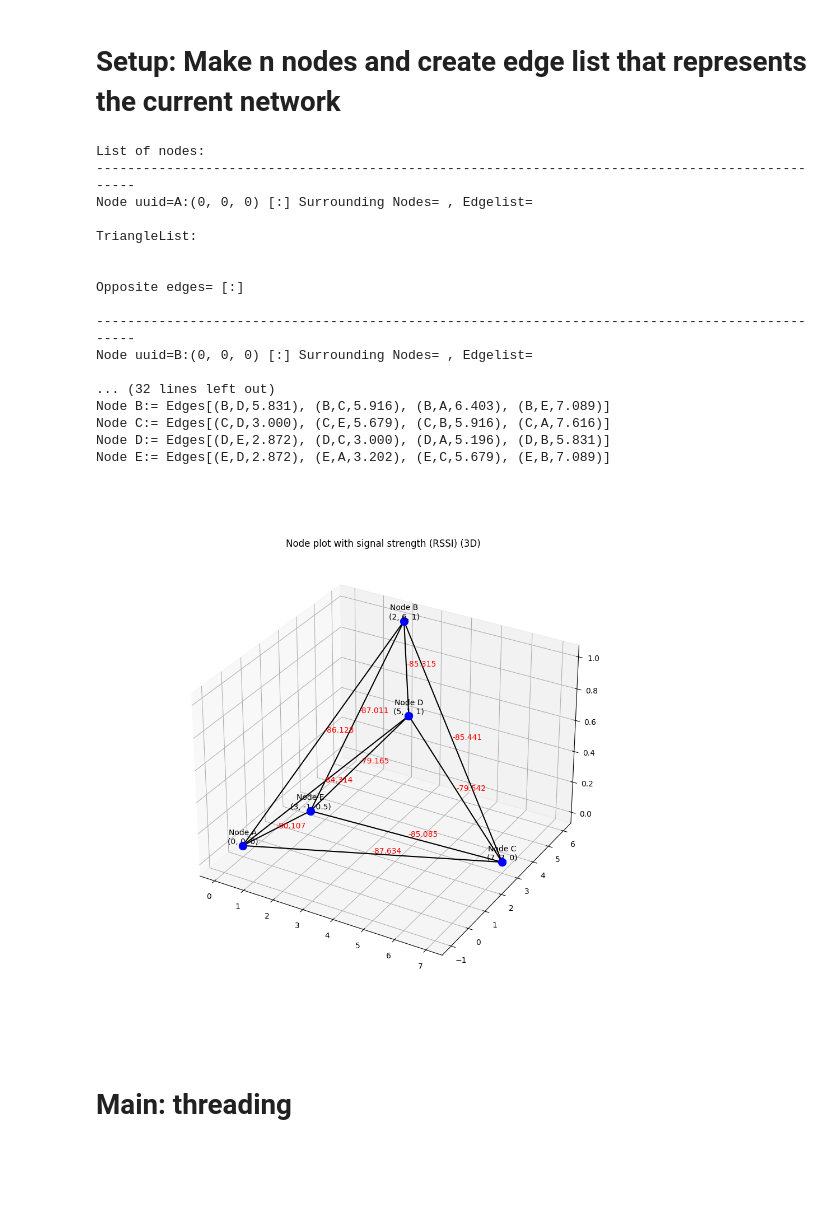
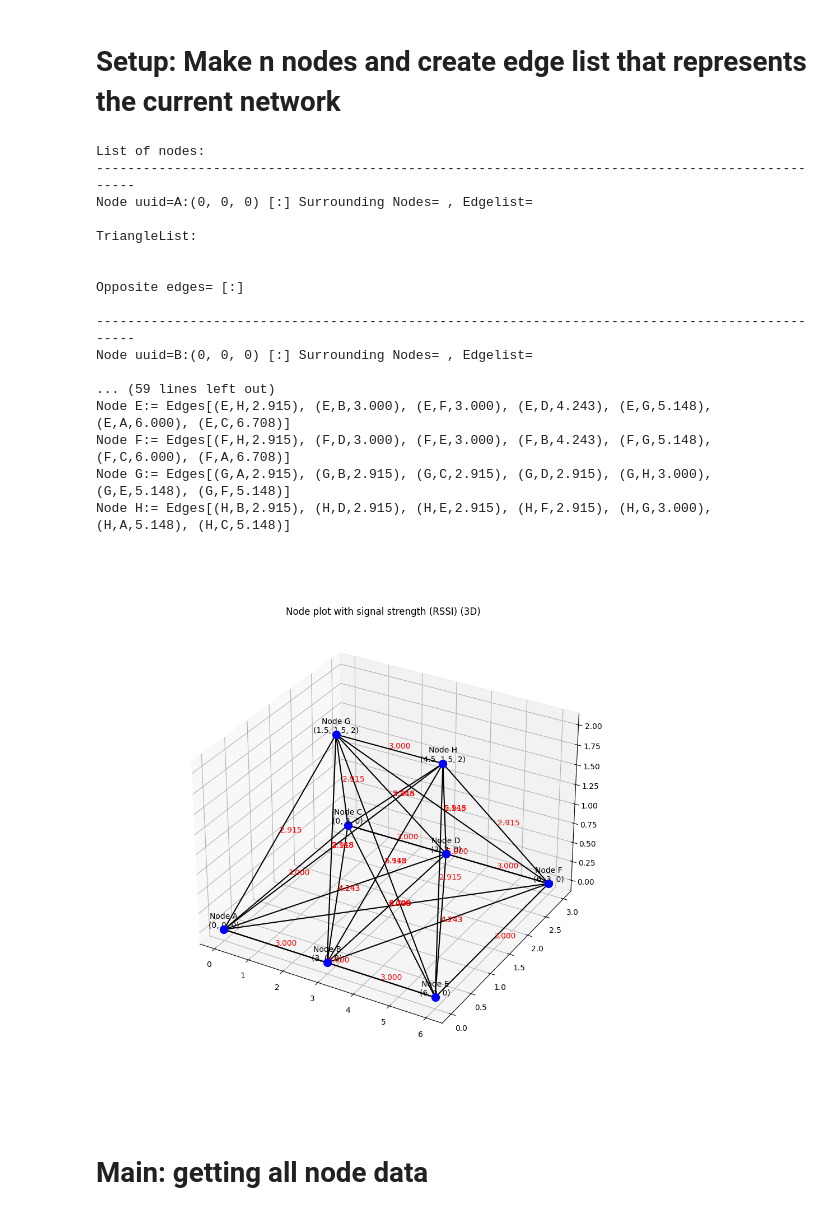
Before and after one commit to Chielvdiepen/FederatedSpatialModelling, a Jupyter notebook: TriangleAlgo-parallelism.ipynb, the cells around one changed output. Drawn from its saved outputs; the diff is of its cells as text; code cells hidden in the pictures; blank space fills up the shorter version.

```diff
--- a/TriangleAlgo-parallelism.ipynb
+++ b/TriangleAlgo-parallelism.ipynb
@@ -94,14 +94,15 @@ def distance_to_rssi(nodeCoord1, nodeCoord2):
     distance = math.sqrt((c1x-c2x)**2 + (c1y-c2y)**2 + (c1z-c2z)**2)
     # noise = normalvariate(0, sqrt(20))
     noise = 0
-    rssi = -70 - 10 * 2.0 * log10(distance) + noise
-    # return distance
-    return rssi
+    # rssi = -70 - 10 * 2.0 * log10(distance) + noise
+    return distance
+    # return rssi
 
 
 # Convert RSSI into distance, for now a log function or later try neural net conversion
 def rssi_to_distance(rssi):
-    return (10**((-rssi-70)/(20)))
+    # return (10**((-rssi-70)/(20)))
+    return rssi
 # %%
 # Node class, which represents a individual Crownstone
 class Node:
@@ -521,49 +540,50 @@ def printNodes(node_List):
     print()
 # %%
 nodeList = []
-RefNodeCoords = [(0,0,0),(2,6,1),(7,3,0),(5,1,1),(3,-1,0.5)]
+RefNodeCoords = [(0,0,0),(3,0,0),(0,3,0),(3,3,0),(6,0,0),(6,3,0),(1.5,1.5,2),(4.5,1.5,2)]
+# RefNodeCoords = [(0,0,0),(4,0,0),(3.5,2,2),(1.5,3,1)]
 
 names = list(map(chr,range(ord('A'),ord('Z')+1)))
 
-for i in range(num_nodes):
+for i in range(len(RefNodeCoords)):
     nodeList.append(Node(names[i]))
 
 printNodes(nodeList)
 
 NetworkEdges = {}
 for i in range(len(nodeList)):
     table = []
     for j in range(len(nodeList)):
         if nodeList[i] != nodeList[j]:
             table.append(Edge(nodeList[i], nodeList[j], distance_to_rssi(RefNodeCoords[i],RefNodeCoords[j])))
-    table = sorted(table, key=lambda x: x.rssi, reverse=True)
+    table = sorted(table, key=lambda x: x.rssi, reverse=False) # if rssi set True
     NetworkEdges[nodeList[i].uuid] = table
 
 print('Reference Network Edges:')
 for key, edges in NetworkEdges.items():
     print(f'Node {key}:= Edges{edges}')
 
 compareGraph3D(NetworkEdges,RefNodeCoords)
 # %% [output]
 List of nodes:
 ------------------------------------------------------------------------------------------------
 Node uuid=A:(0, 0, 0) [:] Surrounding Nodes= , Edgelist=
 
 TriangleList:
 
 
 Opposite edges= [:]
 
 ------------------------------------------------------------------------------------------------
 Node uuid=B:(0, 0, 0) [:] Surrounding Nodes= , Edgelist=
 
-... (32 lines left out)
-Node B:= Edges[(B,D,5.831), (B,C,5.916), (B,A,6.403), (B,E,7.089)]
-Node C:= Edges[(C,D,3.000), (C,E,5.679), (C,B,5.916), (C,A,7.616)]
-Node D:= Edges[(D,E,2.872), (D,C,3.000), (D,A,5.196), (D,B,5.831)]
-Node E:= Edges[(E,D,2.872), (E,A,3.202), (E,C,5.679), (E,B,7.089)]
+... (59 lines left out)
+Node E:= Edges[(E,H,2.915), (E,B,3.000), (E,F,3.000), (E,D,4.243), (E,G,5.148), (E,A,6.000), (E,C,6.708)]
+Node F:= Edges[(F,H,2.915), (F,D,3.000), (F,E,3.000), (F,B,4.243), (F,G,5.148), (F,C,6.000), (F,A,6.708)]
+Node G:= Edges[(G,A,2.915), (G,B,2.915), (G,C,2.915), (G,D,2.915), (G,H,3.000), (G,E,5.148), (G,F,5.148)]
+Node H:= Edges[(H,B,2.915), (H,D,2.915), (H,E,2.915), (H,F,2.915), (H,G,3.000), (H,A,5.148), (H,C,5.148)]
-[figure, old version]
+[figure, new version]
 # %% [markdown]
-<h1> Main: threading </h1>
+<h1> Main: getting all node data </h1>
 # %%
 # activate nodes, print function in parallel with Threading
```
Also changed, not shown: parts of 8 cells of this notebook, 3 other files.
